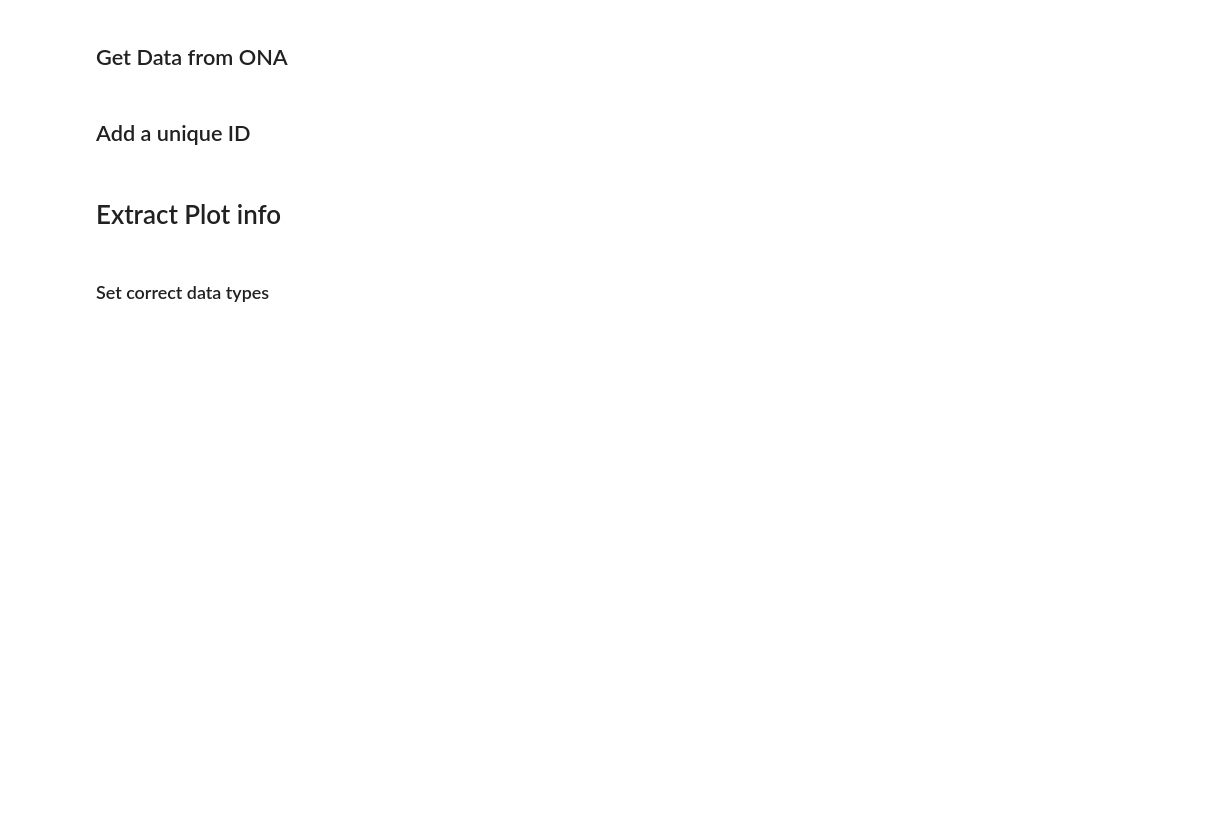
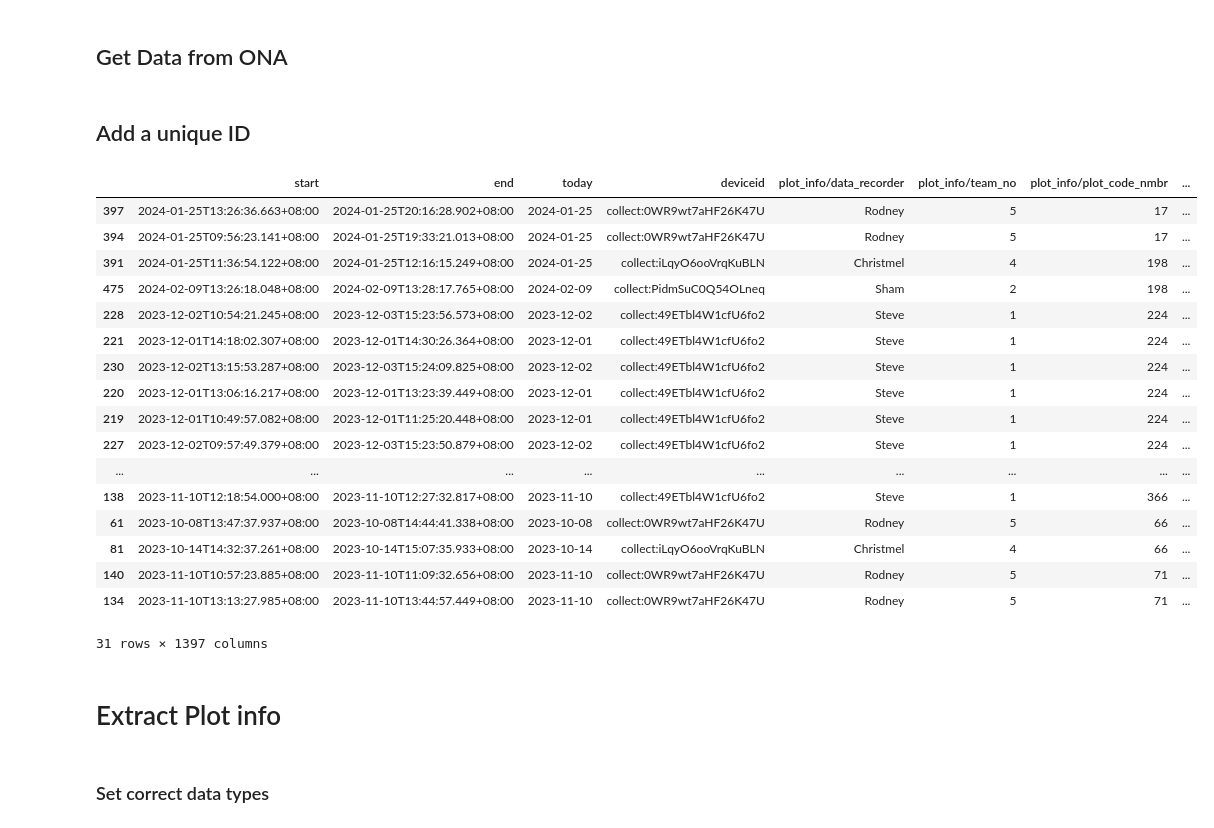
Before and after one commit to rnvllflores/ERRCalculator, a Jupyter notebook: notebooks/01_biomass_inventory/01_export_load_carbon_pools.ipynb, the cells around one changed output. Cells and saved outputs as stored; diff of their text form; code cells hidden in the pictures; blank space fills up the shorter version.

```diff
--- a/notebooks/01_biomass_inventory/01_export_load_carbon_pools.ipynb
+++ b/notebooks/01_biomass_inventory/01_export_load_carbon_pools.ipynb
@@ -118,4 +115,29 @@ data["unique_id"] = (
 )
+# %%
+data[
+    data.unique_id.isin(
+        data.loc[data.duplicated(subset="unique_id"), "unique_id"].unique()
+    )
+].sort_values("unique_id")
+# %% [output]
+|  | start | end | today | deviceid | plot_info/data_recorder | plot_info/team_no | plot_info/plot_code_nmbr | ... |
+| 397 | 2024-01-25T13:26:36.663+08:00 | 2024-01-25T20:16:28.902+08:00 | 2024-01-25 | collect:0WR9wt7aHF26K47U | Rodney | 5 | 17 | ... |
+| 394 | 2024-01-25T09:56:23.141+08:00 | 2024-01-25T19:33:21.013+08:00 | 2024-01-25 | collect:0WR9wt7aHF26K47U | Rodney | 5 | 17 | ... |
+| 391 | 2024-01-25T11:36:54.122+08:00 | 2024-01-25T12:16:15.249+08:00 | 2024-01-25 | collect:iLqyO6ooVrqKuBLN | Christmel | 4 | 198 | ... |
+| 475 | 2024-02-09T13:26:18.048+08:00 | 2024-02-09T13:28:17.765+08:00 | 2024-02-09 | collect:PidmSuC0Q54OLneq | Sham | 2 | 198 | ... |
+| 228 | 2023-12-02T10:54:21.245+08:00 | 2023-12-03T15:23:56.573+08:00 | 2023-12-02 | collect:49ETbl4W1cfU6fo2 | Steve | 1 | 224 | ... |
+| 221 | 2023-12-01T14:18:02.307+08:00 | 2023-12-01T14:30:26.364+08:00 | 2023-12-01 | collect:49ETbl4W1cfU6fo2 | Steve | 1 | 224 | ... |
+| 230 | 2023-12-02T13:15:53.287+08:00 | 2023-12-03T15:24:09.825+08:00 | 2023-12-02 | collect:49ETbl4W1cfU6fo2 | Steve | 1 | 224 | ... |
+| 220 | 2023-12-01T13:06:16.217+08:00 | 2023-12-01T13:23:39.449+08:00 | 2023-12-01 | collect:49ETbl4W1cfU6fo2 | Steve | 1 | 224 | ... |
+| 219 | 2023-12-01T10:49:57.082+08:00 | 2023-12-01T11:25:20.448+08:00 | 2023-12-01 | collect:49ETbl4W1cfU6fo2 | Steve | 1 | 224 | ... |
+| 227 | 2023-12-02T09:57:49.379+08:00 | 2023-12-03T15:23:50.879+08:00 | 2023-12-02 | collect:49ETbl4W1cfU6fo2 | Steve | 1 | 224 | ... |
+| ... | ... | ... | ... | ... | ... | ... | ... | ... |
+| 138 | 2023-11-10T12:18:54.000+08:00 | 2023-11-10T12:27:32.817+08:00 | 2023-11-10 | collect:49ETbl4W1cfU6fo2 | Steve | 1 | 366 | ... |
+| 61 | 2023-10-08T13:47:37.937+08:00 | 2023-10-08T14:44:41.338+08:00 | 2023-10-08 | collect:0WR9wt7aHF26K47U | Rodney | 5 | 66 | ... |
+| 81 | 2023-10-14T14:32:37.261+08:00 | 2023-10-14T15:07:35.933+08:00 | 2023-10-14 | collect:iLqyO6ooVrqKuBLN | Christmel | 4 | 66 | ... |
+| 140 | 2023-11-10T10:57:23.885+08:00 | 2023-11-10T11:09:32.656+08:00 | 2023-11-10 | collect:0WR9wt7aHF26K47U | Rodney | 5 | 71 | ... |
+| 134 | 2023-11-10T13:13:27.985+08:00 | 2023-11-10T13:44:57.449+08:00 | 2023-11-10 | collect:0WR9wt7aHF26K47U | Rodney | 5 | 71 | ... |
+31 rows × 1397 columns
 # %% [markdown]
 # Extract Plot info
 # %%
```
Also changed, not shown: parts of 28 cells of this notebook, 1 other file.
